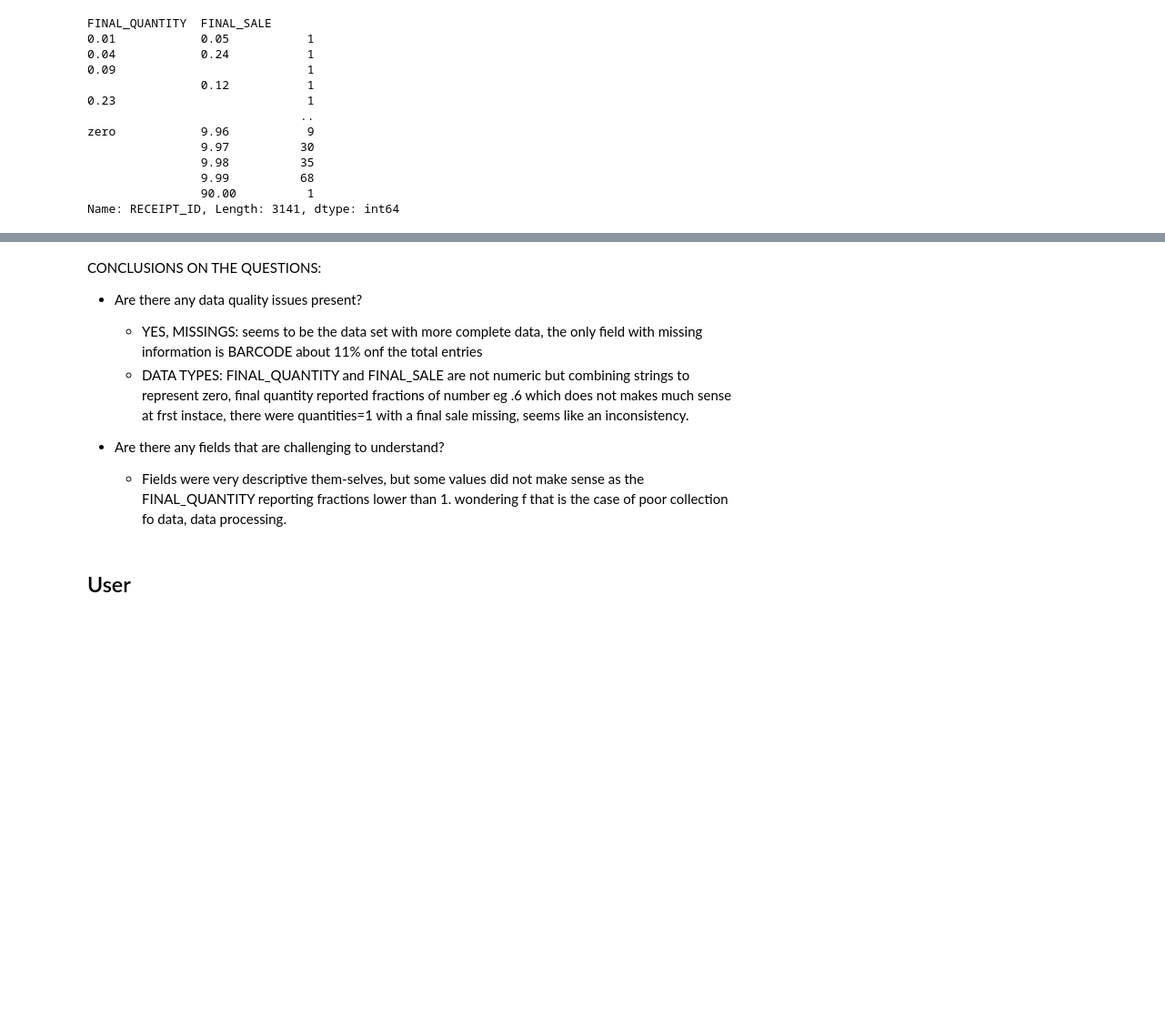
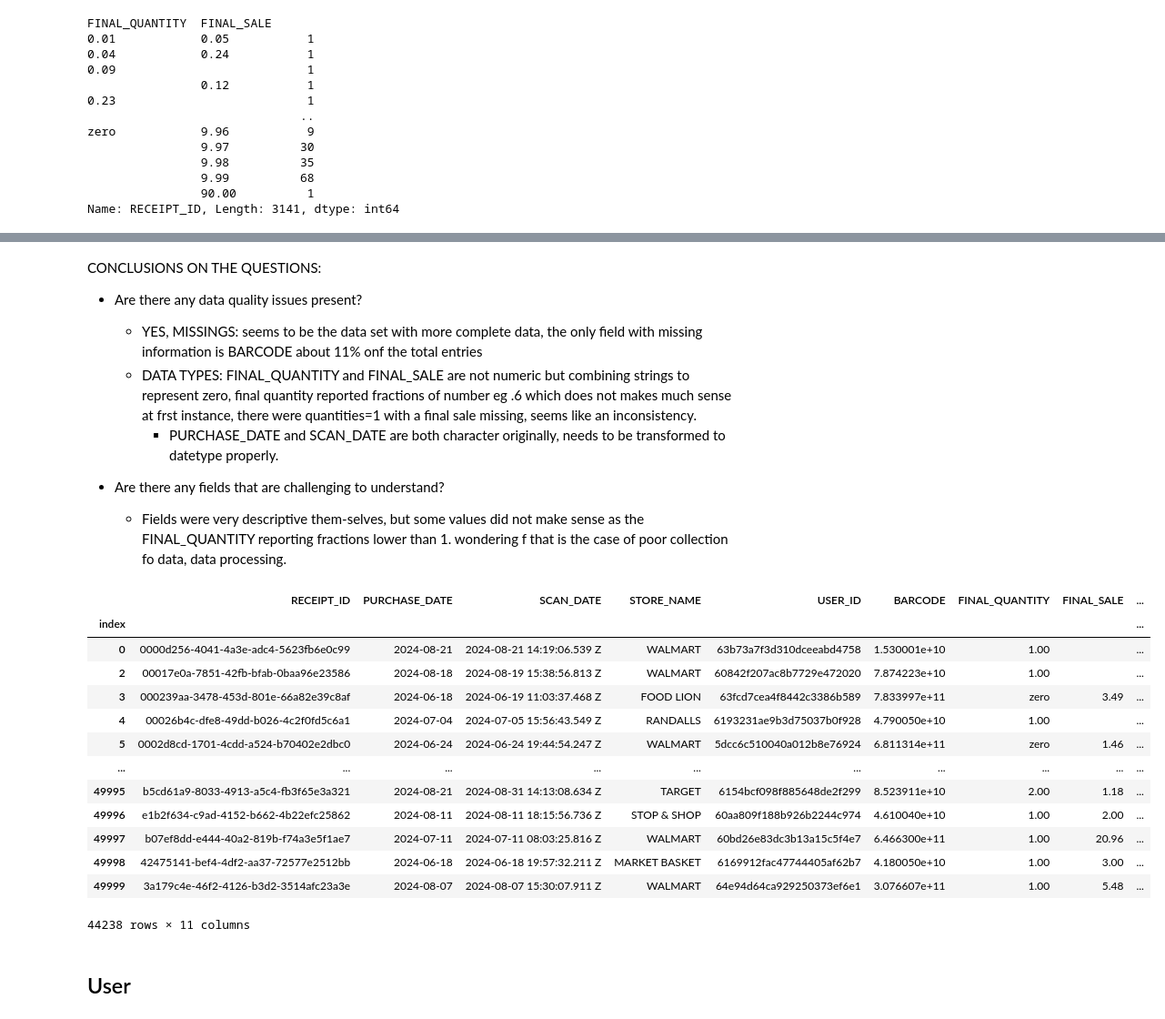
Before and after one commit to mariaob1201/FETCH-challenge, a Jupyter notebook: 2_processing/eda.ipynb, the cells around one changed output, grey strips where cells are left out. Shown: that part at 91% size. Drawn from its saved outputs; the diff is of its cells as text; code cells hidden in the pictures; blank space fills up the shorter version.

Commit message:
ADD processed

```diff
--- a/2_processing/eda.ipynb
+++ b/2_processing/eda.ipynb
@@ -486,12 +491,30 @@ CONCLUSIONS ON THE QUESTIONS:
     - YES, MISSINGS:
     seems to be the data set with more complete data, the only field with missing information is BARCODE about 11% onf the total entries
     - DATA TYPES:
-    FINAL_QUANTITY and FINAL_SALE are not numeric but combining strings to represent zero, final quantity reported fractions of number eg .6 which does not makes much sense at frst instace, there were quantities=1 with a final sale missing, seems like an inconsistency.
+    FINAL_QUANTITY and FINAL_SALE are not numeric but combining strings to represent zero, final quantity reported fractions of number eg .6 which does not makes much sense at frst instance, there were quantities=1 with a final sale missing, seems like an inconsistency.
+        -  PURCHASE_DATE and SCAN_DATE are both character originally, needs to be transformed to datetype properly.
 
 * Are there any fields that are challenging to understand?
     - Fields were very descriptive them-selves, but some values did not make sense as the FINAL_QUANTITY reporting fractions lower than 1. wondering f that is the case of poor collection fo data, data processing.
 # %%
-transaction_clean.to_csv('../1_data/raw/TRANSACTION_TAKEHOME_clean.csv')
+#reading
+trt = pd.read_parquet('../1_data/processed/TRANSACTION_TAKEHOME_clean.parquet')
+trt
+# %% [output]
+|  | RECEIPT_ID | PURCHASE_DATE | SCAN_DATE | STORE_NAME | USER_ID | BARCODE | FINAL_QUANTITY | FINAL_SALE | ... |
+| index |  |  |  |  |  |  |  |  | ... |
+| 0 | 0000d256-4041-4a3e-adc4-5623fb6e0c99 | 2024-08-21 | 2024-08-21 14:19:06.539 Z | WALMART | 63b73a7f3d310dceeabd4758 | 1.530001e+10 | 1.00 |  | ... |
+| 2 | 00017e0a-7851-42fb-bfab-0baa96e23586 | 2024-08-18 | 2024-08-19 15:38:56.813 Z | WALMART | 60842f207ac8b7729e472020 | 7.874223e+10 | 1.00 |  | ... |
+| 3 | 000239aa-3478-453d-801e-66a82e39c8af | 2024-06-18 | 2024-06-19 11:03:37.468 Z | FOOD LION | 63fcd7cea4f8442c3386b589 | 7.833997e+11 | zero | 3.49 | ... |
+| 4 | 00026b4c-dfe8-49dd-b026-4c2f0fd5c6a1 | 2024-07-04 | 2024-07-05 15:56:43.549 Z | RANDALLS | 6193231ae9b3d75037b0f928 | 4.790050e+10 | 1.00 |  | ... |
+| 5 | 0002d8cd-1701-4cdd-a524-b70402e2dbc0 | 2024-06-24 | 2024-06-24 19:44:54.247 Z | WALMART | 5dcc6c510040a012b8e76924 | 6.811314e+11 | zero | 1.46 | ... |
+| ... | ... | ... | ... | ... | ... | ... | ... | ... | ... |
+| 49995 | b5cd61a9-8033-4913-a5c4-fb3f65e3a321 | 2024-08-21 | 2024-08-31 14:13:08.634 Z | TARGET | 6154bcf098f885648de2f299 | 8.523911e+10 | 2.00 | 1.18 | ... |
+| 49996 | e1b2f634-c9ad-4152-b662-4b22efc25862 | 2024-08-11 | 2024-08-11 18:15:56.736 Z | STOP & SHOP | 60aa809f188b926b2244c974 | 4.610040e+10 | 1.00 | 2.00 | ... |
+| 49997 | b07ef8dd-e444-40a2-819b-f74a3e5f1ae7 | 2024-07-11 | 2024-07-11 08:03:25.816 Z | WALMART | 60bd26e83dc3b13a15c5f4e7 | 6.466300e+11 | 1.00 | 20.96 | ... |
+| 49998 | 42475141-bef4-4df2-aa37-72577e2512bb | 2024-06-18 | 2024-06-18 19:57:32.211 Z | MARKET BASKET | 6169912fac47744405af62b7 | 4.180050e+10 | 1.00 | 3.00 | ... |
+| 49999 | 3a179c4e-46f2-4126-b3d2-3514afc23a3e | 2024-08-07 | 2024-08-07 15:30:07.911 Z | WALMART | 64e94d64ca929250373ef6e1 | 3.076607e+11 | 1.00 | 5.48 | ... |
+44238 rows × 11 columns
 # %% [markdown]
 ## User
 # %%
```
Also changed, not shown: parts of 44 cells of this notebook, 4 other files.
